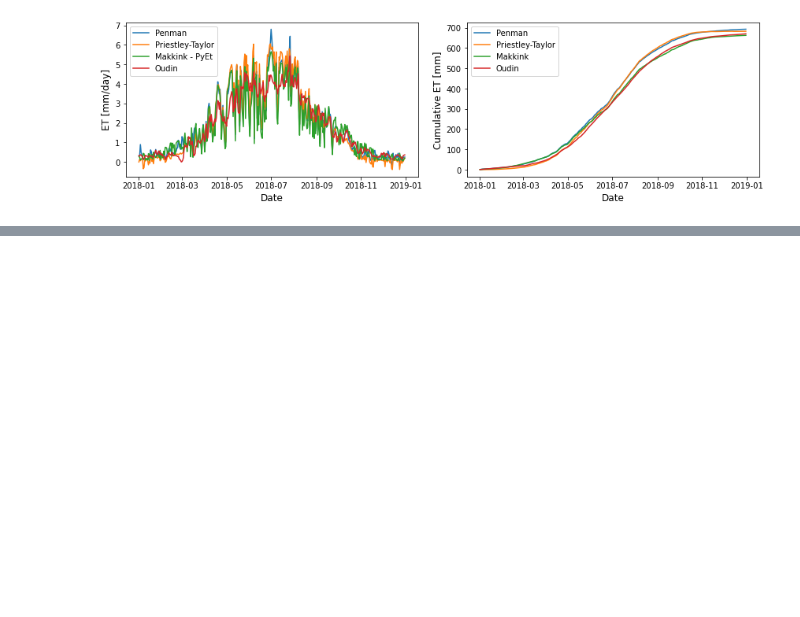
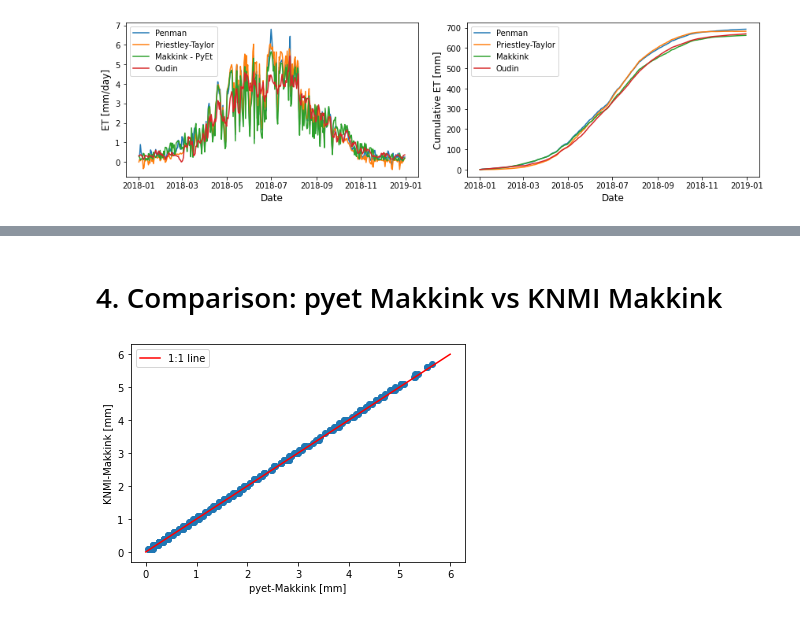
Before and after one commit to pyet-org/pyet, a Jupyter notebook: examples/example_knmi.ipynb, the cells around one changed output, grey strips where cells are left out. Cells and saved outputs as stored; diff of their text form; code cells hidden in the pictures; blank space fills up the shorter version.

```diff
--- a/examples/example_knmi.ipynb
+++ b/examples/example_knmi.ipynb
@@ -71,5 +71,5 @@ pressure =  data.PG / 100 # to kPa
 wind = data.FG/10  # to m/s
 lat = 0.91
 elevation = 4
-et_knmi = data.EV24 / 10
+pe_knmi = data.EV24 / 10
 # %% [markdown]
@@ -77,7 +77,7 @@ et_knmi = data.EV24 / 10
 # %%
-et_penman = pyet.penman(tmean, wind, rs=rs, elevation=4, lat=0.91, tmax=tmax, tmin=tmin, rh=rh)
-et_pt = pyet.priestley_taylor(tmean, wind, rs=rs, elevation=4, lat=0.91, tmax=tmax, tmin=tmin, rh=rh)
-et_makkink = pyet.makkink(tmean, rs, elevation=4, pressure=pressure)
-et_oudin = pyet.oudin(tmean, lat=0.91)
+pe_penman = pyet.penman(tmean, wind, rs=rs, elevation=4, lat=0.91, tmax=tmax, tmin=tmin, rh=rh)
+pe_pt = pyet.priestley_taylor(tmean, wind, rs=rs, elevation=4, lat=0.91, tmax=tmax, tmin=tmin, rh=rh)
+pe_makkink = pyet.makkink(tmean, rs, elevation=4, pressure=pressure)
+pe_oudin = pyet.oudin(tmean, lat=0.91)
 # %%
 fig, axs = plt.subplots(figsize=(12,3.5), ncols=2)
@@ -142,0 +142,10 @@ plt.legend()
+# %% [markdown]
+# 4. Comparison: pyet Makkink vs KNMI Makkink
+# %%
+plt.scatter(pe_makkink,pe_knmi)
+plt.plot([0,6],[0,6], color="red", label="1:1 line")
+plt.legend()
+plt.xlabel("pyet-Makkink [mm]")
+plt.ylabel("KNMI-Makkink [mm]");
+# %% [output]
+[figure, added]
```
Also changed, not shown: parts of 6 cells of this notebook, 2 other files.
